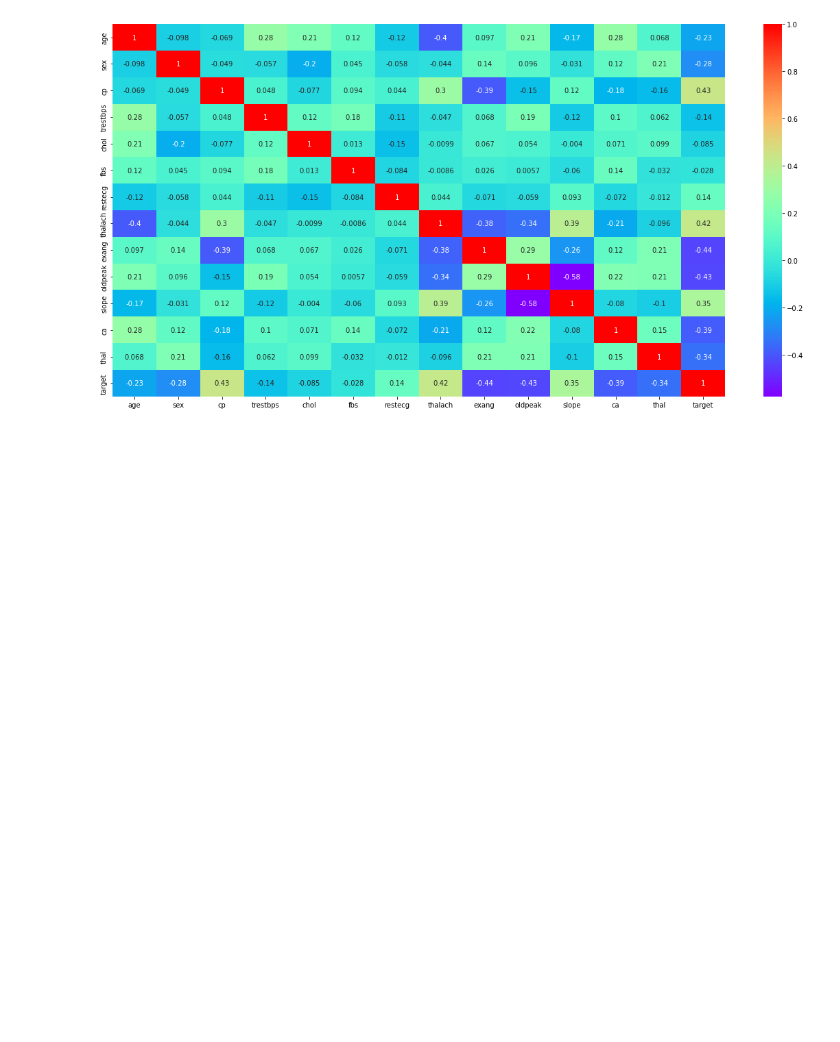
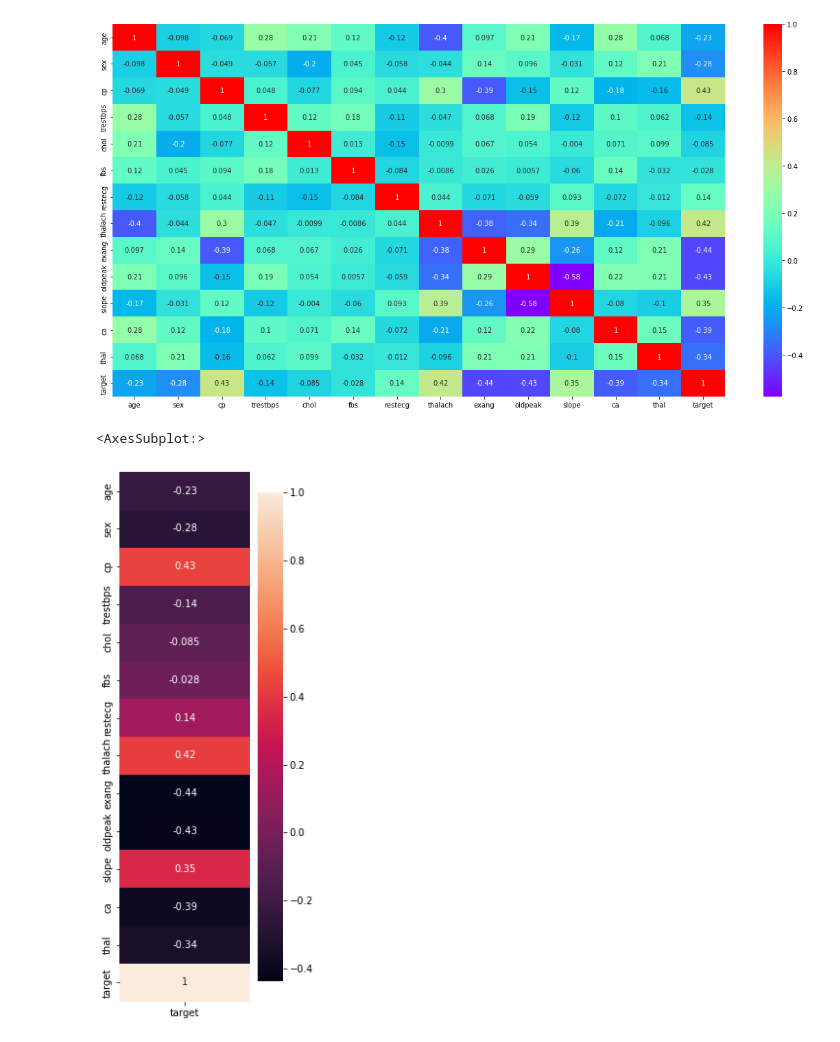
Before and after one commit to catstacks/TDADSAssignments, a Jupyter notebook: Neural_Networks.ipynb, the cells around one changed output. Saved outputs shown, nothing was run; the diff lists cells and outputs as text; code cells hidden in the pictures; blank space fills up the shorter version.

```diff
--- a/Neural_Networks.ipynb
+++ b/Neural_Networks.ipynb
@@ -530,3 +530,12 @@ sns.heatmap(rscaled_heart_df.corr(), annot=True, cmap="rainbow")
 plt.show()
 # %% [output]
 [figure]
+# %%
+# See if individual features correlate to target using vertical heatmap
+
+heart_corr = rscaled_heart_df.corr().loc[:,['target']]
+plt.figure(figsize = (3,10))
+sns.heatmap(heart_corr,annot = True)
+# %% [output]
+<AxesSubplot:>
+[figure, added]
```
